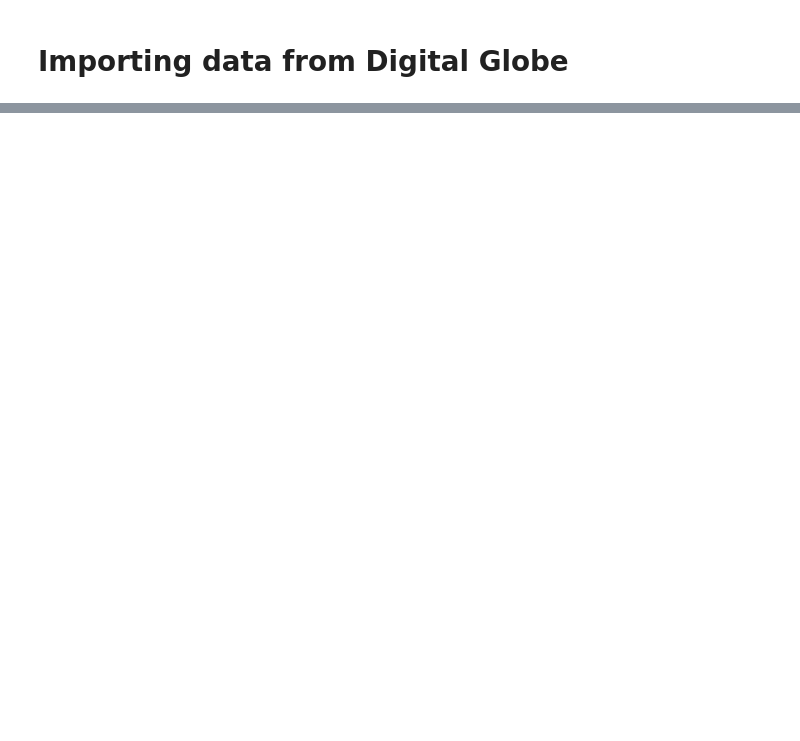
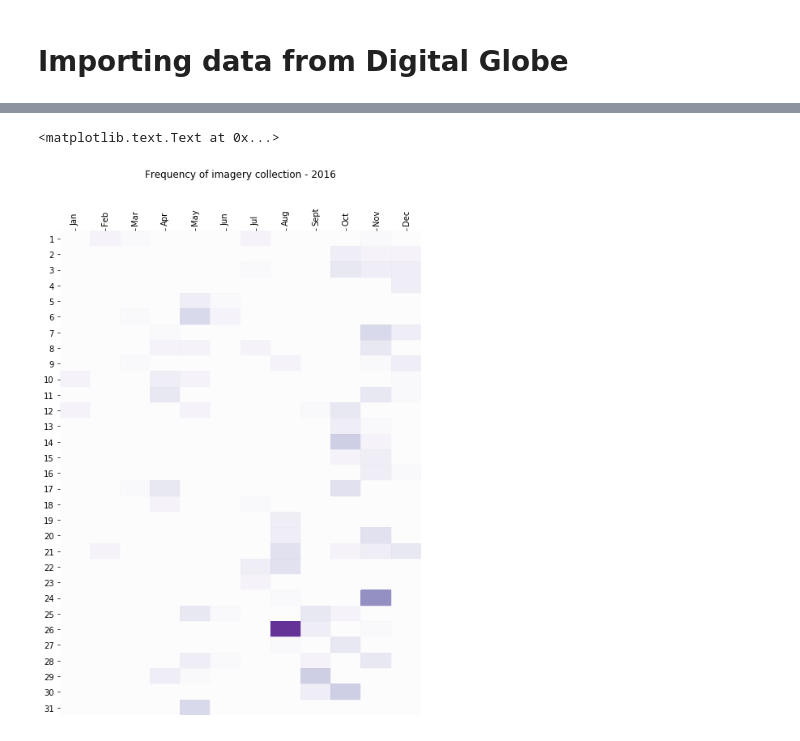
Before and after one commit to DSSG-EUROPE/wef_oceans, a Jupyter notebook: gbdx_preprocessing.ipynb, the cells around one changed output, grey strips where cells are left out. Saved outputs shown, nothing was run; the diff lists cells and outputs as text; code cells hidden in the pictures; blank space fills up the shorter version.

```diff
--- a/gbdx_preprocessing.ipynb
+++ b/gbdx_preprocessing.ipynb
@@ -73,0 +152,13 @@ m.shadedrelief()
+# %%
+#Explore time of the images
+data_imgs["timestamp"] = pd.to_datetime(data_imgs["timestamp"])
+data_imgs["date"] = pd.DatetimeIndex(data_imgs["timestamp"]).normalize() #This is not needed, is only to learn how to remove time from timestamps
+data_imgs["day"], data_imgs["month"] = data_imgs["timestamp"].dt.day, data_imgs["timestamp"].dt.month
+
+data_imgs_agg = pd.DataFrame(data_imgs.groupby(["date"]).size().rename("counts"))
+data_imgs_agg["date"] = data_imgs_agg.index
+data_imgs_agg["day"], data_imgs_agg["month"] = data_imgs_agg["date"].dt.day, data_imgs_agg["date"].dt.month
+
+data_imgs_piv = data_imgs_agg.pivot(index='day', columns='month', values='counts')
+data_imgs_piv = data_imgs_piv.fillna(0)
+print(data_imgs_piv)
@@ -73,0 +183,55 @@ m.shadedrelief()
+# %%
+#Method taken from: http://nbviewer.jupyter.org/gist/joelotz/5427209 based on FlowingData Graph.
+
+# Plot it out
+fig, ax = plt.subplots()
+heatmap = ax.pcolor(data_imgs_piv, cmap=plt.cm.Purples, alpha=0.8)
+
+
+##################################################
+## FORMAT ##
+##################################################
+
+fig = plt.gcf()
+fig.set_size_inches(8,11)
+
+# turn off the frame
+ax.set_frame_on(False)
+
+# put the major ticks at the middle of each cell
+ax.set_yticks(np.arange(data_imgs_piv.shape[0])+0.5, minor=False)
+ax.set_xticks(np.arange(data_imgs_piv.shape[1])+0.5, minor=False)
+
+# want a more natural, table-like display
+ax.invert_yaxis()
+ax.xaxis.tick_top()
+
+# Set the labels
+
+# label source:https://en.wikipedia.org/wiki/Basketball_statistics
+labels = ['Jan', "Feb", "Mar", "Apr", "May", "Jun", "Jul", "Aug", "Sept", "Oct", "Nov", "Dec"]
+
+# note I could have used nba_sort.columns but made "labels" instead
+ax.set_xticklabels(labels, minor=False)
+ax.set_yticklabels(data_imgs_piv.index, minor=False)
+
+# rotate the
+plt.xticks(rotation=90)
+
+ax.grid(False)
+
+# Turn off all the ticks
+ax = plt.gca()
+ax.set_title('Frequency of imagery collection - 2016\n\n\n\n')
+
+
+
+#for t in ax.xaxis.get_major_ticks():
+#    t.tick1On = False
+#    t.tick2On = False
+#for t in ax.yaxis.get_major_ticks():
+#    t.tick1On = False
+#    t.tick2On = False
+# %% [output]
+<matplotlib.text.Text at 0x...>
+[figure, added]
```
Also changed, not shown: parts of 8 cells of this notebook.
